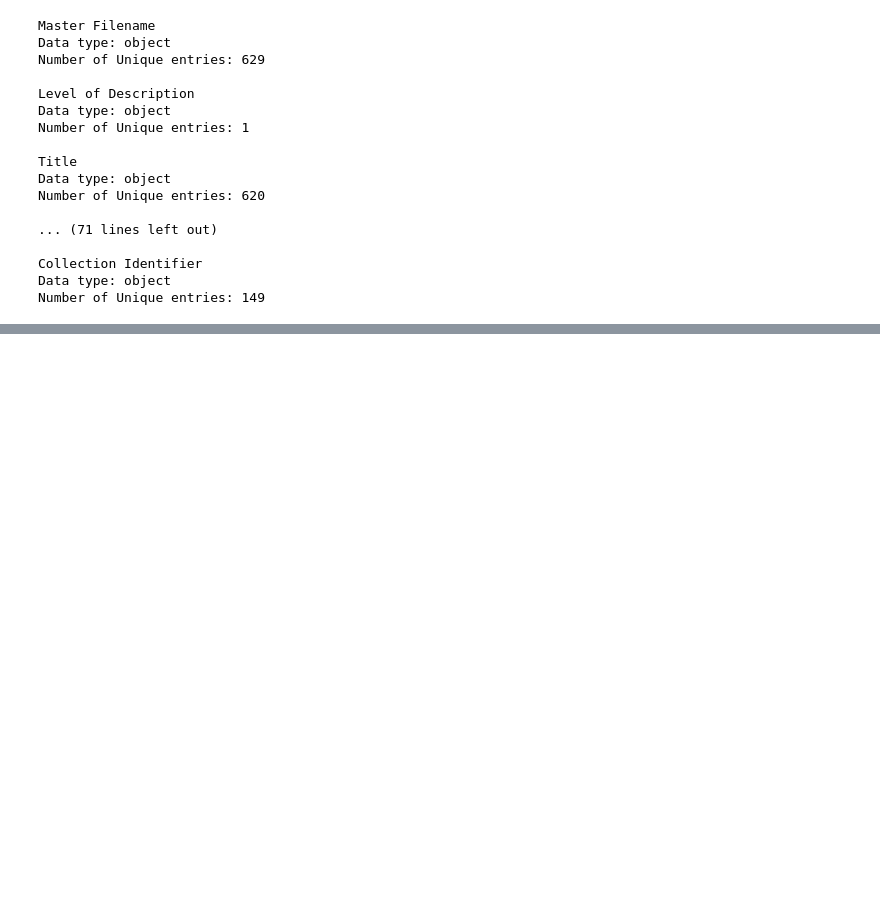
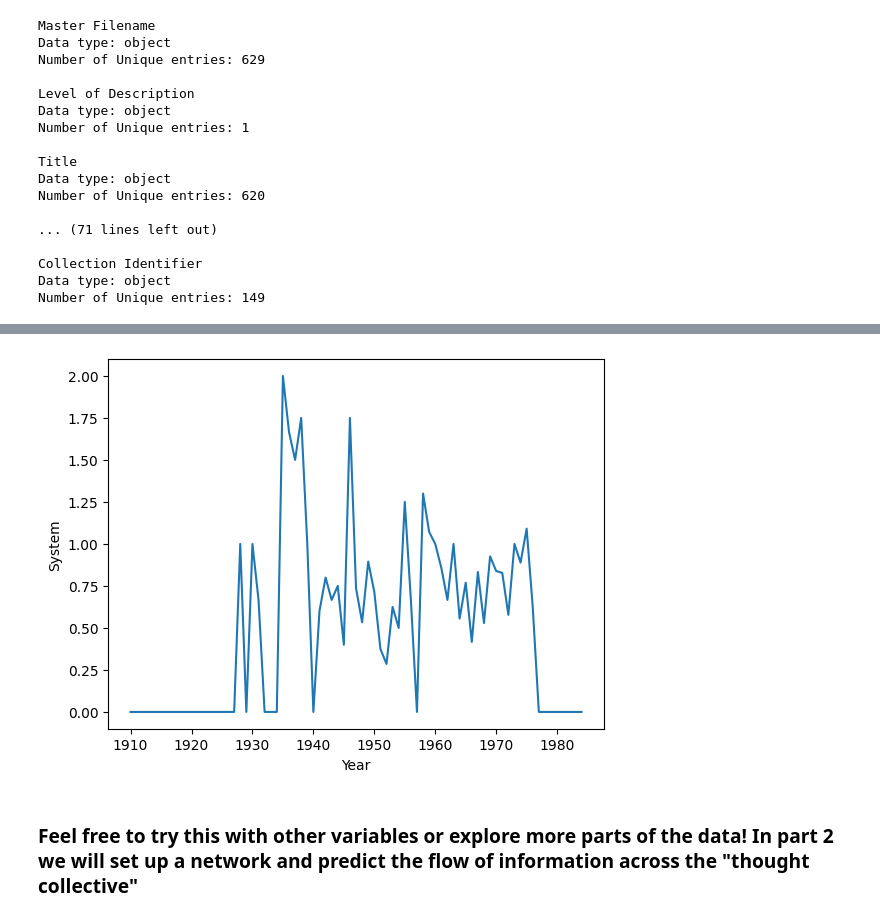
Before and after one commit to monica-marion/I501workshop, a Jupyter notebook: Workshop_part1.ipynb, the cells around one changed output, grey strips where cells are left out. Saved outputs shown, nothing was run; the diff lists cells and outputs as text; code cells hidden in the pictures; blank space fills up the shorter version.

```diff
--- a/Workshop_part1.ipynb
+++ b/Workshop_part1.ipynb
@@ -137,0 +365,31 @@ plt.show()
+# %%
+##
+term = 'System'
+
+#for every year, count number of times that term is in the string
+years = string_list = [str(x) for x in range(1910,1985)]
+term_freq = []
+for year in years:
+    year_subset = cybernetics_data[cybernetics_data['year'] == year]
+    if len(year_subset)>0:
+        count = year_subset['Machine-extracted Feature (Machine Generated)'].str.count(term).sum()
+        #normalize by number of documents for that year. comment out the line below if you just want total mentions
+        count = count/len (year_subset)
+    else:
+        count = 0
+    term_freq.append(count)
+
+x = pd.to_numeric(years)
+y = term_freq
+plt.plot(x, y)
+
+# Add labels and a title
+plt.xlabel("Year")
+plt.ylabel(term)
+
+# Display the plot
+plt.show()
+# %% [output]
+[figure, added]
+# %% [markdown]
+<h3>Feel free to try this with other variables or explore more parts of the data! In part 2 we will set up a network and predict the flow of information across the "thought collective"</h3>
```
Also changed, not shown: parts of 19 cells of this notebook, 2 other files.
